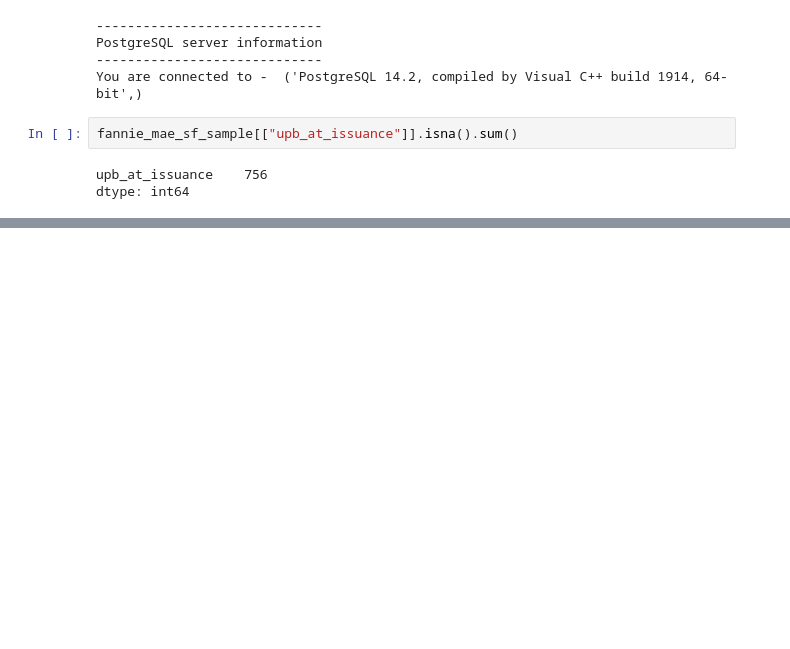
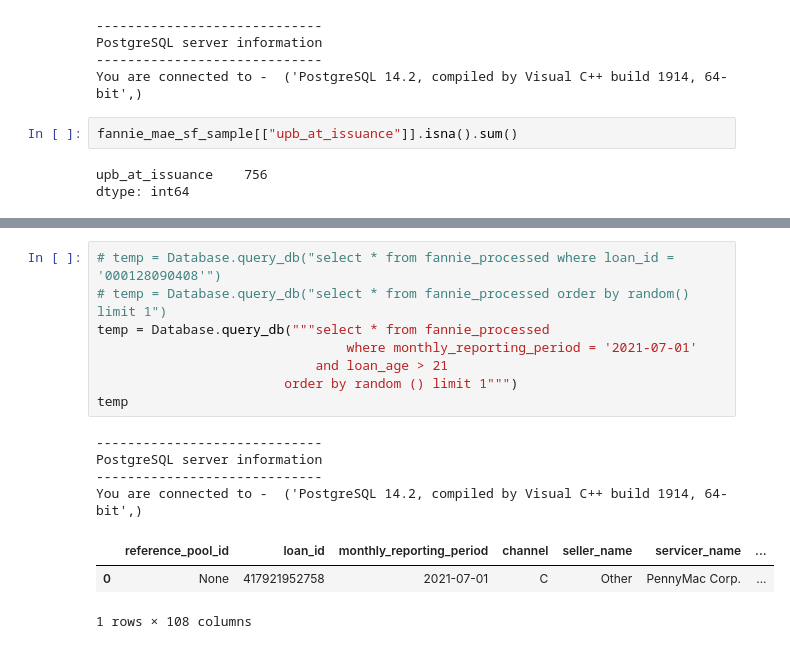
Before and after one commit to VanBuren77/Leela, a Jupyter notebook: leela/research/test.ipynb, the cells around one changed output, grey strips where cells are left out. Drawn from its saved outputs; the diff is of its cells as text; blank space fills up the shorter version.

```diff
--- a/leela/research/test.ipynb
+++ b/leela/research/test.ipynb
@@ -18,0 +40,16 @@ dtype: int64
+# %%
+# temp = Database.query_db("select * from fannie_processed where loan_id = '000128090408'")
+# temp = Database.query_db("select * from fannie_processed order by random() limit 1")
+temp = Database.query_db("""select * from fannie_processed
+                                where monthly_reporting_period = '2021-07-01'
+                            and loan_age > 21
+                        order by random () limit 1""")
+temp
+# %% [output]
+-----------------------------
+PostgreSQL server information
+-----------------------------
+You are connected to -  ('PostgreSQL 14.2, compiled by Visual C++ build 1914, 64-bit',)
+|  | reference_pool_id | loan_id | monthly_reporting_period | channel | seller_name | servicer_name | ... |
+| 0 | None | 417921952758 | 2021-07-01 | C | Other | PennyMac Corp. | ... |
+1 rows × 108 columns
```
Also changed, not shown: parts of 11 cells of this notebook, 2 other files.
